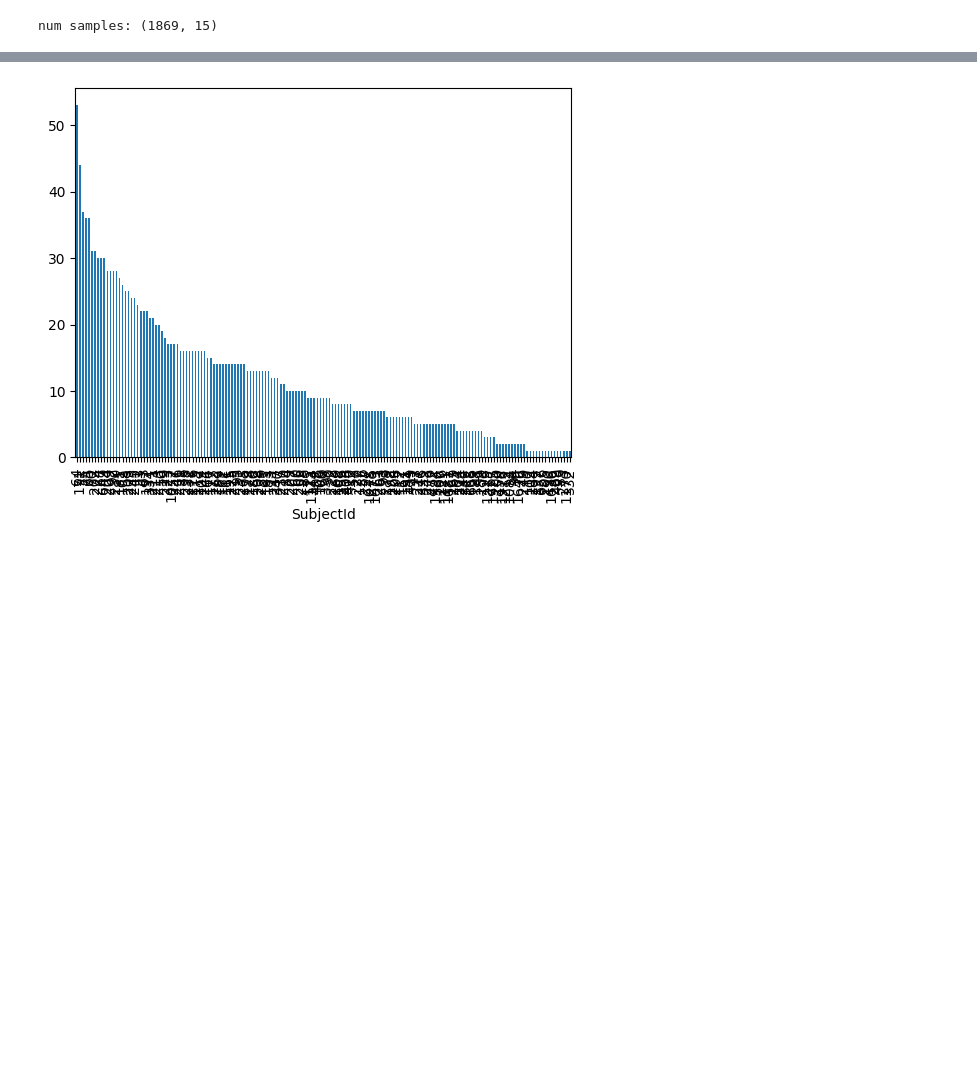
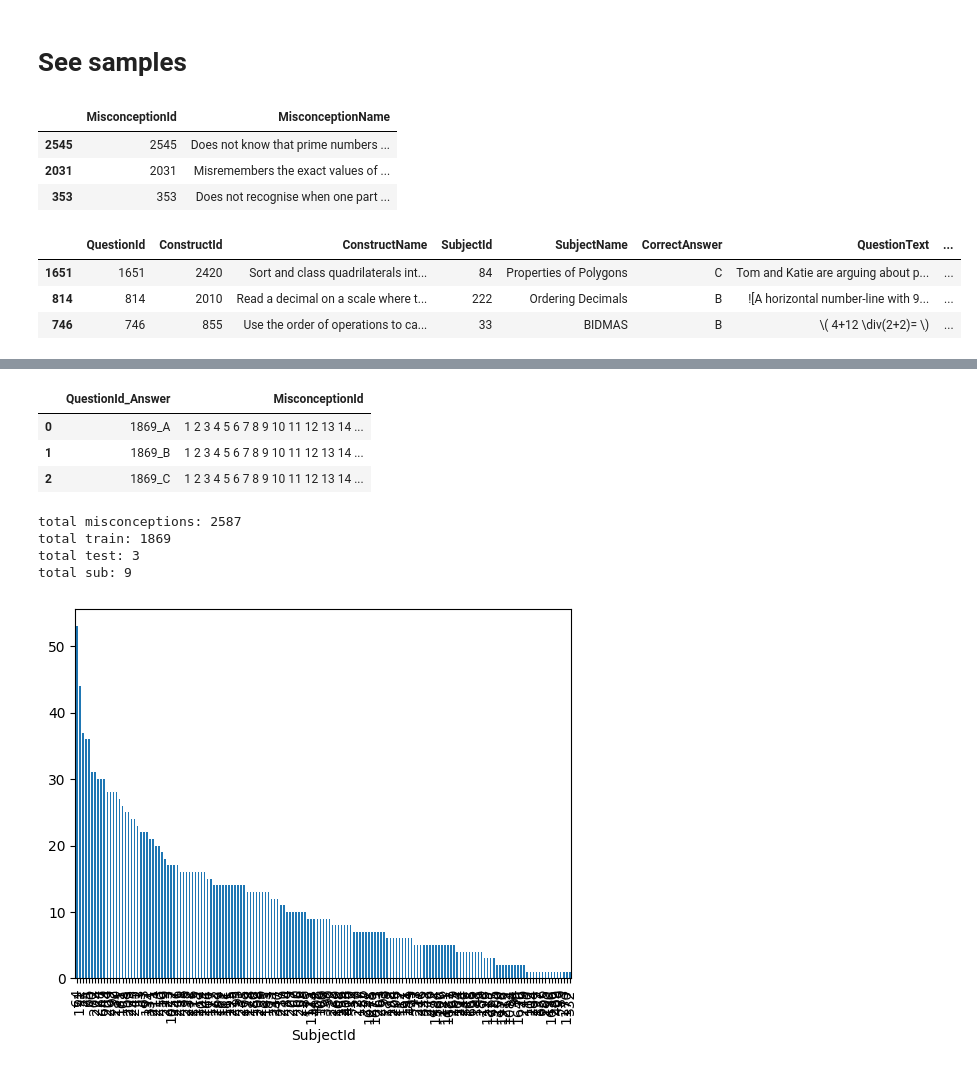
Before and after one commit to evanarlian/kaggle-eedi, a Jupyter notebook: eda.ipynb, the cells around one changed output, grey strips where cells are left out. Saved outputs shown, nothing was run; the diff lists cells and outputs as text; code cells hidden in the pictures; blank space fills up the shorter version.

```diff
--- a/eda.ipynb
+++ b/eda.ipynb
@@ -21,4 +27,17 @@ df_train.sample(3)
-# %%
-print("num samples:", df_train.shape)
-# %% [output]
-num samples: (1869, 15)
+# %% [markdown]
+# See samples
+# %%
+with pd.option_context("display.max_colwidth", None):
+    display(df_mis.sample(3))
+    display(df_train.sample(3))
+    display(df_test.sample(3))
+    display(df_sub.head(3))
+# %% [output]
+|  | MisconceptionId | MisconceptionName |
+| 2545 | 2545 | Does not know that prime numbers ... |
+| 2031 | 2031 | Misremembers the exact values of ... |
+| 353 | 353 | Does not recognise when one part ... |
+|  | QuestionId | ConstructId | ConstructName | SubjectId | SubjectName | CorrectAnswer | QuestionText | ... |
+| 1651 | 1651 | 2420 | Sort and class quadrilaterals int... | 84 | Properties of Polygons | C | Tom and Katie are arguing about p... | ... |
+| 814 | 814 | 2010 | Read a decimal on a scale where t... | 222 | Ordering Decimals | B | ![A horizontal number-line with 9... | ... |
+| 746 | 746 | 855 | Use the order of operations to ca... | 33 | BIDMAS | B | \( 4+12 \div(2+2)= \) | ... |
@@ -25 +48,15 @@ num samples: (1869, 15)
+|  | QuestionId_Answer | MisconceptionId |
+| 0 | 1869_A | 1 2 3 4 5 6 7 8 9 10 11 12 13 14 ... |
+| 1 | 1869_B | 1 2 3 4 5 6 7 8 9 10 11 12 13 14 ... |
+| 2 | 1869_C | 1 2 3 4 5 6 7 8 9 10 11 12 13 14 ... |
+# %%
+print(f"total misconceptions: {len(df_mis)}")
+print(f"total train: {len(df_train)}")
+print(f"total test: {len(df_test)}")
+print(f"total sub: {len(df_sub)}")
+# %% [output]
+total misconceptions: 2587
+total train: 1869
+total test: 3
+total sub: 9
 # %%
```
Also changed, not shown: parts of 23 cells of this notebook.
